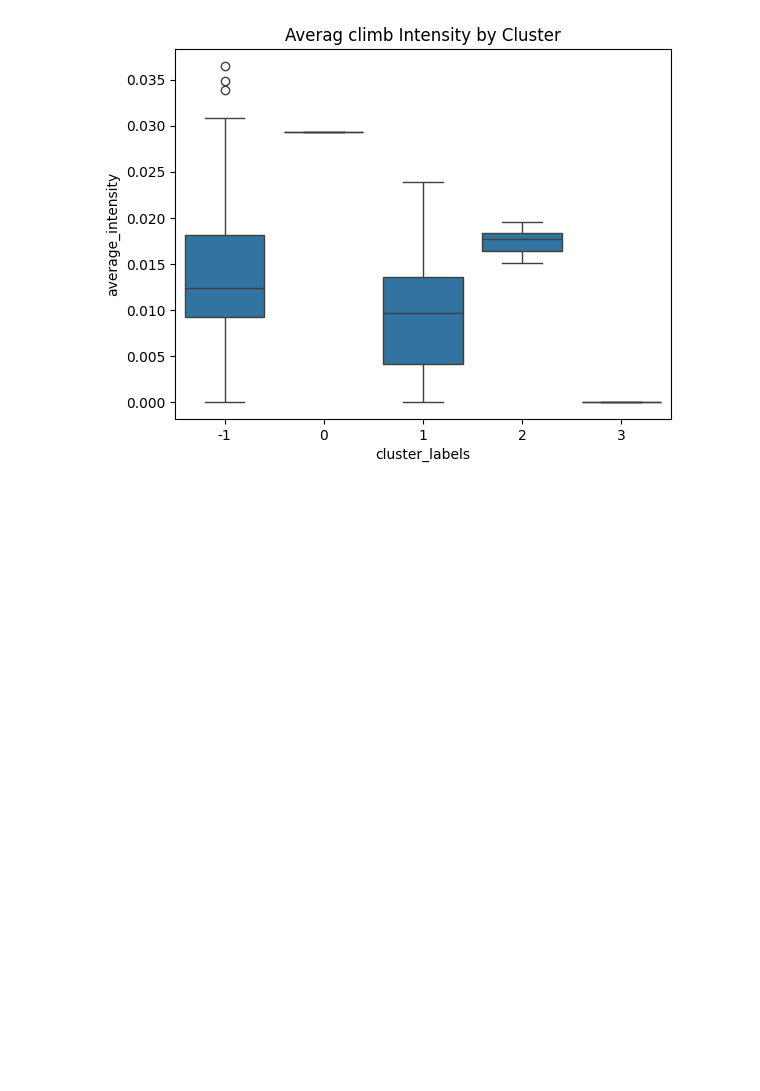
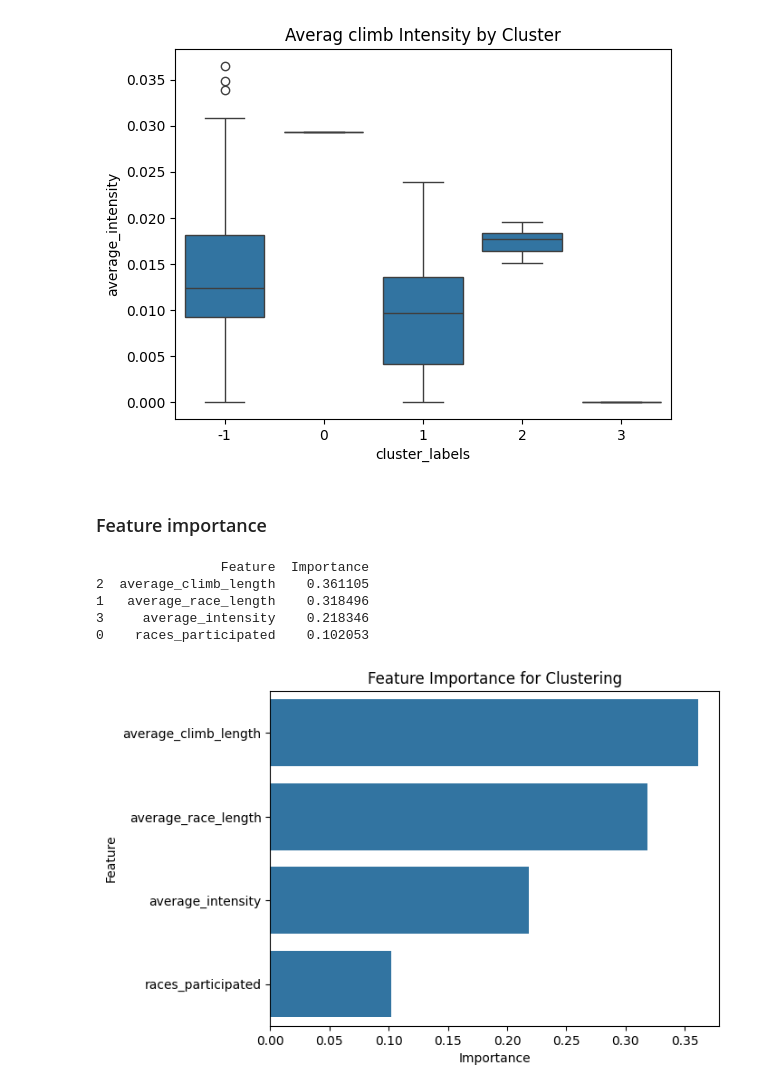
Before and after one commit to Emahhh/dm-project, a Jupyter notebook: dbscan_clustering.ipynb, the cells around one changed output. Drawn from its saved outputs; the diff is of its cells as text; code cells hidden in the pictures; blank space fills up the shorter version.

```diff
--- a/dbscan_clustering.ipynb
+++ b/dbscan_clustering.ipynb
@@ -236,6 +250,35 @@ plt.show()
 [figure]
 [figure]
 [figure]
+# %% [markdown]
+### Feature importance
+# %%
+# Add cluster_labels to the copy DataFrame
+copy['cluster_labels'] = feature_data['cluster_labels']
+
+X = scaled[features]
+y = copy['cluster_labels']
+
+# Train Random Forest
+rf = RandomForestClassifier(random_state=42)
+rf.fit(X, y)
+
+# Feature Importance
+importances = pd.DataFrame({'Feature': features, 'Importance': rf.feature_importances_})
+importances.sort_values(by='Importance', ascending=False, inplace=True)
+print(importances)
+
+# Plot Feature Importance
+sns.barplot(x='Importance', y='Feature', data=importances)
+plt.title('Feature Importance for Clustering')
+plt.show()
+# %% [output]
+                Feature  Importance
+2  average_climb_length    0.361105
+1   average_race_length    0.318496
+3     average_intensity    0.218346
+0    races_participated    0.102053
+[figure, added]
 # %% [markdown]
 ### **Observation**
 The result shows that
```
Also changed, not shown: parts of 9 cells of this notebook, 2 other files.
